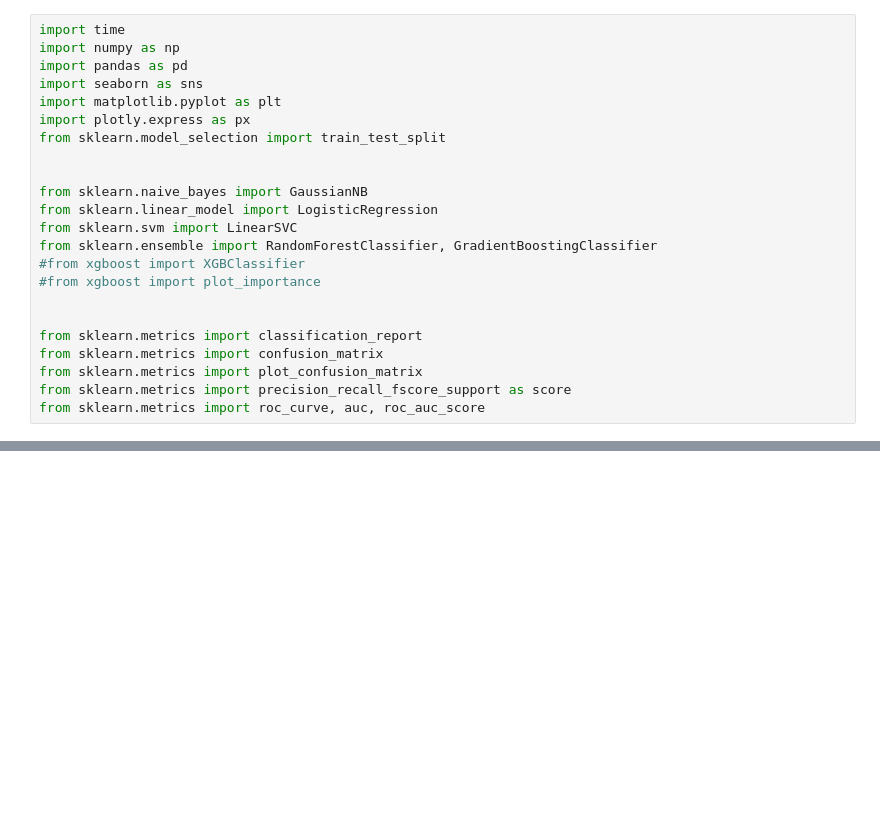
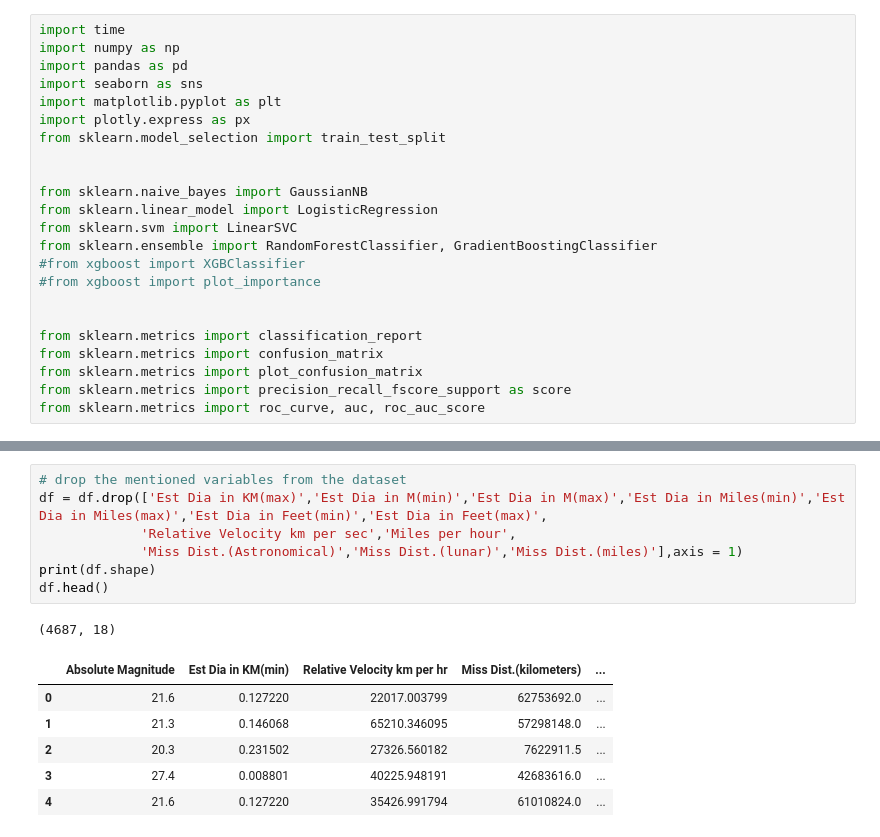
Before and after one commit to joann-balraj/Asteroids-Predicting_Hazardous_or_Not, a Jupyter notebook: Workbook.ipynb, the cells around one changed output, grey strips where cells are left out. Drawn from its saved outputs; the diff is of its cells as text; blank space fills up the shorter version.

```diff
--- a/Workbook.ipynb
+++ b/Workbook.ipynb
@@ -35,0 +153,15 @@ data.head()
+# %%
+# drop the mentioned variables from the dataset
+df = df.drop(['Est Dia in KM(max)','Est Dia in M(min)','Est Dia in M(max)','Est Dia in Miles(min)','Est Dia in Miles(max)','Est Dia in Feet(min)','Est Dia in Feet(max)',
+             'Relative Velocity km per sec','Miles per hour',
+             'Miss Dist.(Astronomical)','Miss Dist.(lunar)','Miss Dist.(miles)'],axis = 1)
+print(df.shape)
+df.head()
+# %% [output]
+(4687, 18)
+|  | Absolute Magnitude | Est Dia in KM(min) | Relative Velocity km per hr | Miss Dist.(kilometers) | ... |
+| 0 | 21.6 | 0.127220 | 22017.003799 | 62753692.0 | ... |
+| 1 | 21.3 | 0.146068 | 65210.346095 | 57298148.0 | ... |
+| 2 | 20.3 | 0.231502 | 27326.560182 | 7622911.5 | ... |
+| 3 | 27.4 | 0.008801 | 40225.948191 | 42683616.0 | ... |
+| 4 | 21.6 | 0.127220 | 35426.991794 | 61010824.0 | ... |
```
Also changed, not shown: parts of 13 cells of this notebook.
